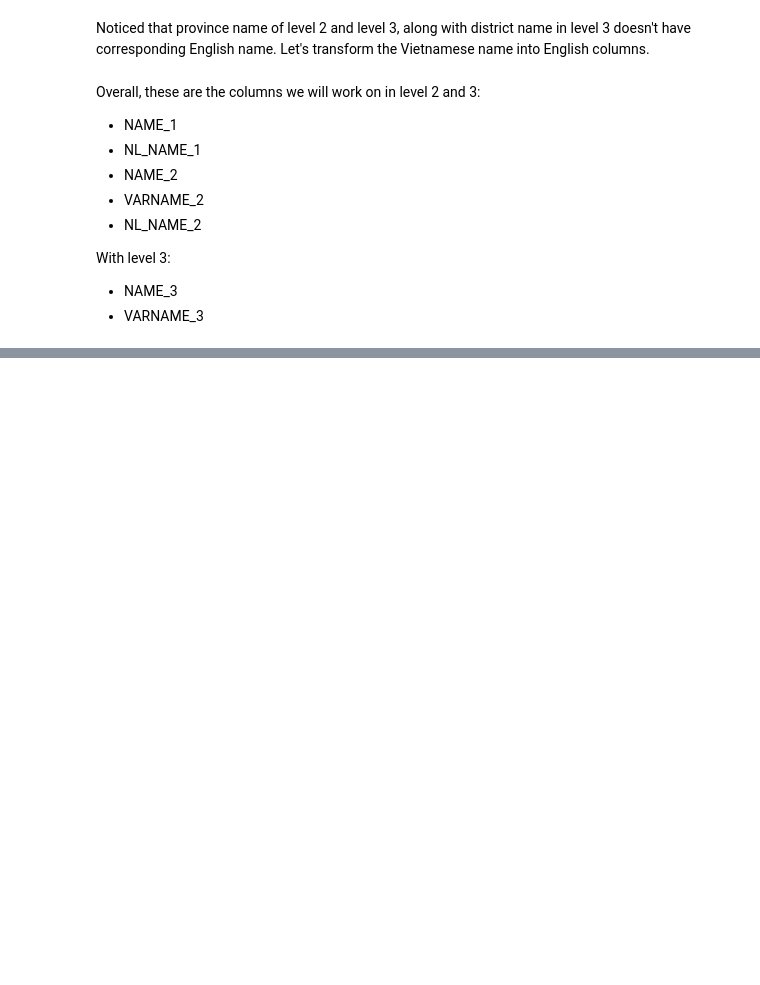
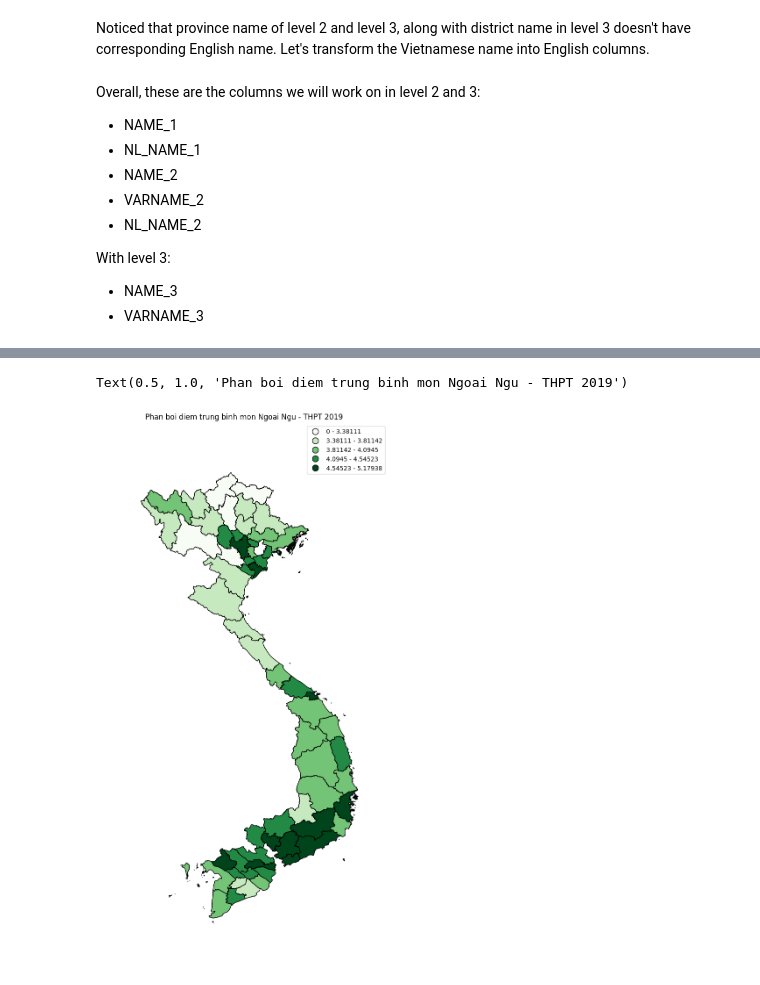
Before and after one commit to amezaikupan/2024_VIETNAM_MAP_PLOT_PROJECT, a Jupyter notebook: app_choropleth_national_exam_2019.ipynb, the cells around one changed output, grey strips where cells are left out. Drawn from its saved outputs; the diff is of its cells as text; code cells hidden in the pictures; blank space fills up the shorter version.

Commit message:
Updating function formula for choropleth

```diff
--- a/app_choropleth_national_exam_2019.ipynb
+++ b/app_choropleth_national_exam_2019.ipynb
@@ -124,6 +126,6 @@ With level 3:
 # %%
 # Colepleth test with 2019 national exam data
 
-exam2019 = pd.read_csv('2019-national-exam-result.csv')
-exam2019 = pd.merge(exam2019, data_lv1, left_on='province', right_on='VARNAME_1	')
+exam2019 = pd.read_csv('2019-national-exam-result.csv', index_col=0)
+exam2019 = pd.merge(exam2019, data_lv1, left_on='province', right_on='VARNAME_1')
 exam2019.head()
@@ -129,0 +140,19 @@ exam2019.head()
+# %%
+exam2019_by_province = exam2019.groupby(['province', 'geometry'])[['Ngu Van', 'Toan Hoc', 'Ngoai Ngu']].agg('mean')
+# exam2019[['NguVan_mean', 'ToanHoc_mean', 'NgoaiNgu_mean']] = exam2019_by_province
+# %%
+exam2019_by_province.reset_index(inplace=True)
+exam2019_by_province = gpd.GeoDataFrame(exam2019_by_province,crs="EPSG:4326", geometry='geometry')
+# %%
+# plt.figure(figsize=(6, 10))
+ax = gplt.choropleth(
+    exam2019_by_province, hue='Ngoai Ngu', projection=gcrs.AlbersEqualArea(),
+    edgecolor='black', linewidth=1,
+    cmap='Greens', legend=True,
+    scheme='FisherJenks',
+    figsize=(12, 16))
+
+ax.set_title("Phan boi diem trung binh mon Ngoai Ngu - THPT 2019")
+# %% [output]
+Text(0.5, 1.0, 'Phan boi diem trung binh mon Ngoai Ngu - THPT 2019')
+[figure, added]
```
Also changed, not shown: parts of 9 cells of this notebook.
